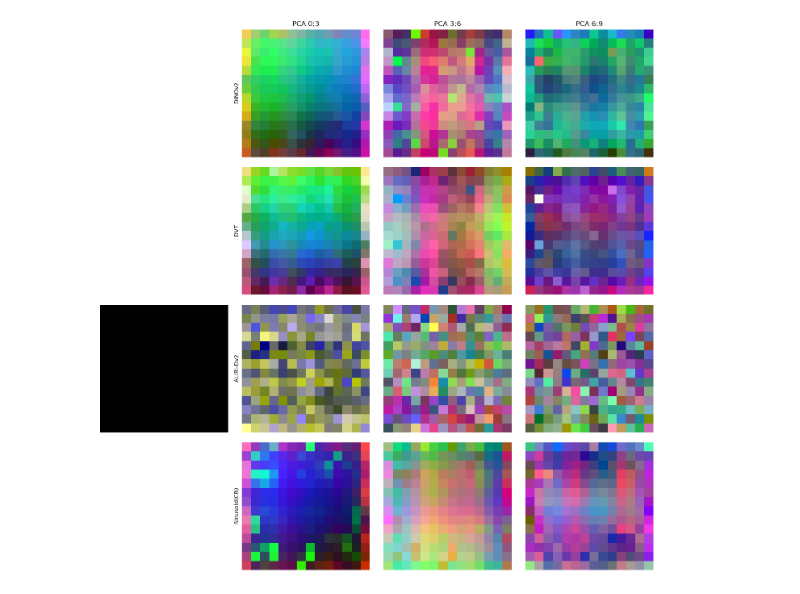
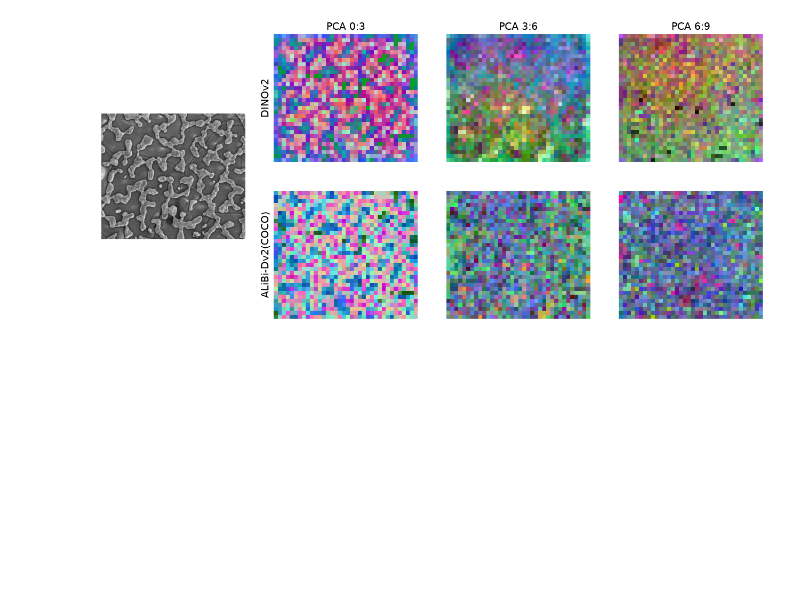
Before and after one commit to tldr-group/dino-saw, a Jupyter notebook: notebooks/examples/compare_models.ipynb, the cells around one changed output. Drawn from its saved outputs; the diff is of its cells as text; code cells hidden in the pictures; blank space fills up the shorter version.

```diff
--- a/notebooks/examples/compare_models.ipynb
+++ b/notebooks/examples/compare_models.ipynb
@@ -16,8 +17,6 @@ DEVICE = 'cuda:0'
 half = False
 torch.cuda.empty_cache()
 # %%
-# enabled_models: tuple[ModelTypes, ...] = ('dinov2_s', 'dvt_dinov2_s', 'alibi_dinov2_s', 'alibi_dinov2_s_no_norm_wrap', 'alibi_dinov2_s_no_norm_no_wrap', 'alibi_dinov3_s+')
-# enabled_models: tuple[ModelTypes, ...] = ('dinov3_s+', 'alibi_dinov3_s+', 'alibi_dinov3_s+_norm_wrap_ms', 'alibi_dinov3_s+_no_norm_wrap_ms')
-enabled_models: tuple[ModelTypes, ...] = ('dinov2_s', 'dvt_dinov2_s', 'alibi_dinov2_s', 'sinusoid_dinov2_s_cb')
+enabled_models: tuple[ModelTypes, ...] = ('dinov2_s', 'alibi_coco_dinov2_s',)
 models = get_models(enabled_models, DEVICE, True, "../../models/checkpoints", "../../models/dinov3")
 # %% [output]
@@ -43,22 +32,10 @@ models = get_models(enabled_models, DEVICE, True, "../../models/checkpoints", ".
 # %%
-SF = 0.4
+SF = 0.5
 
-img_fname = "tests/black_square_518.png"
+img_fname = "../../tests/default_image.jpg"
 
-_img = Image.open(f"../../images/{img_fname}").convert("RGB")
+_img = Image.open(f"{img_fname}").convert("RGB")
 _img = _img.resize((int(SF * _img.width), int(SF * _img.height)), Image.BILINEAR)
-
-# import numpy as np
-# L = 504
-# img_arr = np.zeros((L, L, 3), dtype=np.uint8)
-# w = models["alibi_dinov2_s"].stride[0]
-
-# for i in range(0, L, 2 * w):
-#     img_arr[i:i + w, :, :] = 255
-
-# plt.imshow(img_arr)
-
-# _img = Image.fromarray(img_arr)
 # %%
 features = {}
 features_reduced = {}
@@ -79,41 +52,42 @@ for model_key in enabled_models:
 # %%
 for model_key in enabled_models:
     feats = features[model_key]
-    features_reduced[model_key] = do_2D_pca(feats, 9, pre_norm=None, post_norm='minmax')
+    features_reduced[model_key] = do_2D_pca(feats, 9, pre_norm='std', post_norm='minmax')
 # %%
-# %%capture
 def hide_axes(ax):
     ax.set_xticks([])
     ax.set_yticks([])
     ax.set_frame_on(False)
 
 sf = _img.width / _img.height
 L = 3.5
+FS = 14
 w, h = L * sf, L
 nrows, ncols = len(enabled_models), 4
-fig, axs = plt.subplots(ncols=ncols, nrows=nrows, figsize=(w * ncols, h * nrows), constrained_layout=True)
 
+fig = plt.figure(figsize=(w * ncols, h * nrows))
+gs = GridSpec(nrows, ncols, figure=fig)
 
-img_ax = axs[nrows // 2, 0]
+img_ax = fig.add_subplot(gs[:, 0])
 img_ax.imshow(_img)
-img_ax.set_axis_off()
-for ax in axs.flatten():
-    hide_axes(ax)
+hide_axes(img_ax)
+
 
 
 for i, model_key in enumerate(enabled_models):
     for pca_idx in (0, 1, 2):
         feats_red = features_reduced[model_key]
         idx_0, idx_1 = pca_idx * 3, (pca_idx + 1) * 3
         components = feats_red[:, :, (pca_idx * 3):((pca_idx + 1) * 3)]
 
-        ax = axs[i, 1 + pca_idx  ]
+        ax = fig.add_subplot(gs[i, 1 + pca_idx])
+
         ax.imshow(components)
+        hide_axes(ax)
         if pca_idx == 0:
-            ax.set_ylabel(MODEL_NAMES[model_key])
+            ax.set_ylabel(MODEL_NAMES[model_key], fontsize=FS)
 
         if i == 0:
-            ax.set_title(f"PCA {idx_0}:{idx_1}", fontsize=12)
-plt.tight_layout()
+            ax.set_title(f"PCA {idx_0}:{idx_1}", fontsize=FS)
 # %% [output]
-[figure, old version]
+[figure, new version]
```
Also changed, not shown: parts of 4 cells of this notebook, 4 other files.
